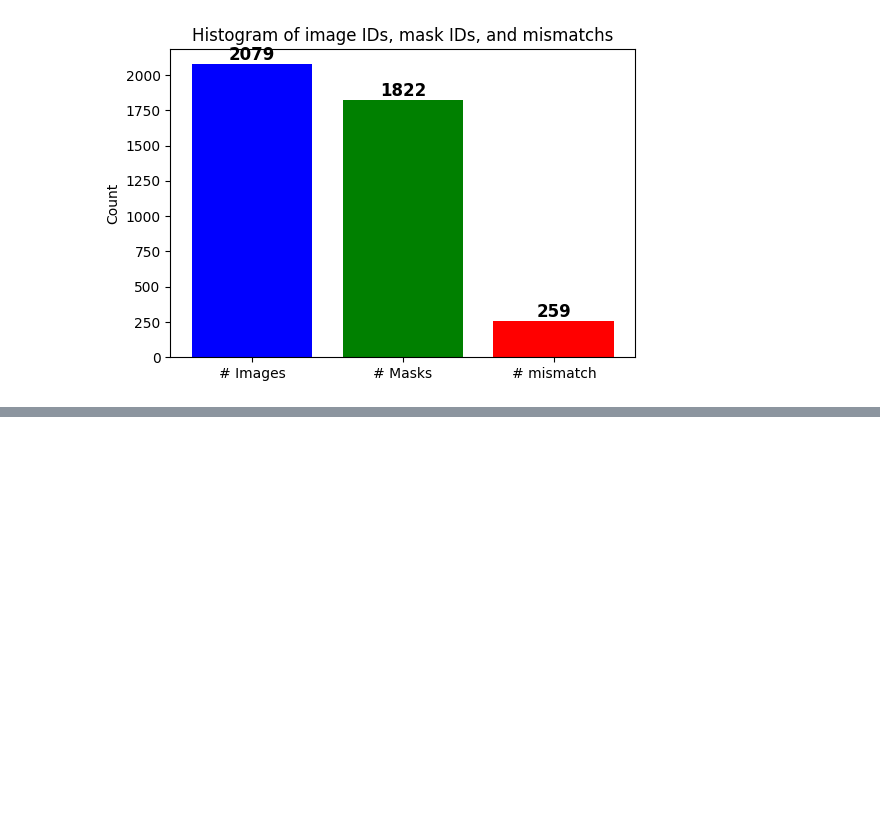
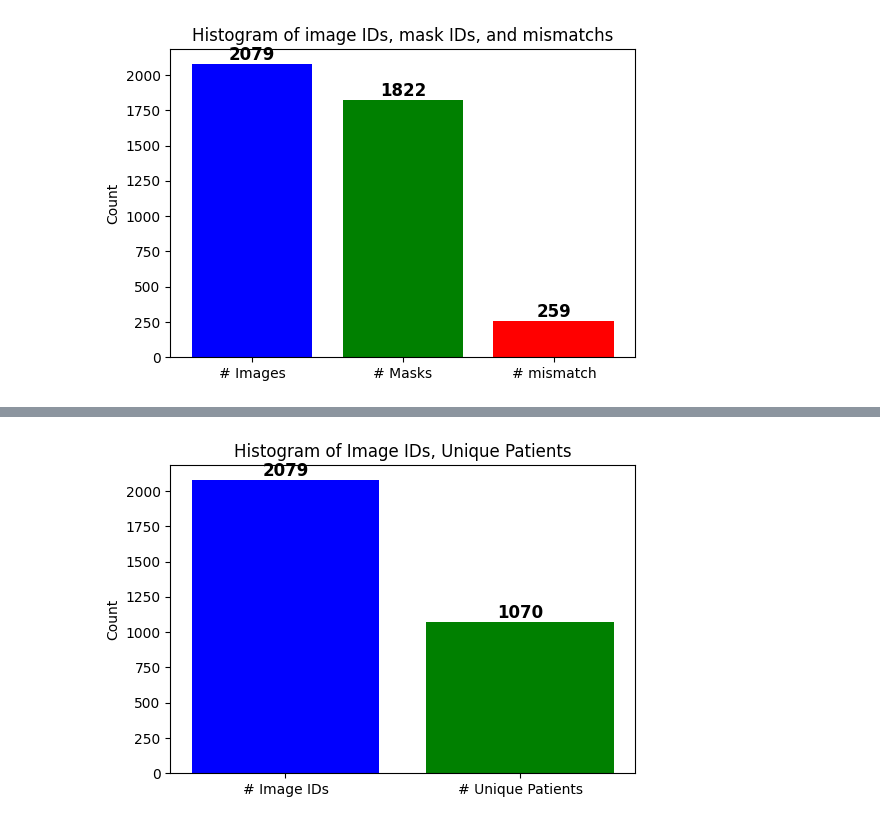
Before and after one commit to AI4SCR/ai4bmr-datasets, a Jupyter notebook: src/ai4bmr_datasets/datasets/notebooks_NSCLC/check_files.ipynb, the cells around one changed output, grey strips where cells are left out. Saved outputs shown, nothing was run; the diff lists cells and outputs as text; code cells hidden in the pictures; blank space fills up the shorter version.

Commit message:
plot img patient IDs

```diff
--- a/src/ai4bmr_datasets/datasets/notebooks_NSCLC/check_files.ipynb
+++ b/src/ai4bmr_datasets/datasets/notebooks_NSCLC/check_files.ipynb
@@ -577,3 +578,7 @@ plt.title('Histogram of image IDs, mask IDs, and mismatchs')
 plt.show()
 # %% [output]
 [figure]
+# %%
+df_metadata = pd.read_parquet('/work/FAC/FBM/DBC/mrapsoma/prometex/data/NSCLC/02_processed/metadata/patient_metadata.parquet')
+df_metadata_patients = df_metadata[['sample_ID', 'Patient_ID']]
+df_metadata_patients
@@ -579,0 +599,3 @@ plt.show()
+# %%
+merged_df = df_images_ID.merge(df_metadata_patients, left_on='img_ID', right_on='sample_ID', how='outer')
+merged_df
@@ -579,0 +627,23 @@ plt.show()
+# %%
+nb_images = merged_df['img_ID'].count()
+nb_unique_patients = merged_df['Patient_ID'].nunique() -1
+
+counts = [nb_images, nb_unique_patients]
+labels = ['# Image IDs', '# Unique Patients']
+
+plt.figure(figsize=(6, 4))
+bars = plt.bar(labels, counts, color=['blue', 'green'])
+
+# name of one patient is just ocntrol and is not actually a patient
+
+for bar in bars:
+    height = bar.get_height()
+    plt.text(bar.get_x() + bar.get_width() / 2, height, str(height),
+             ha='center', va='bottom', fontsize=12, fontweight='bold', color='black')
+
+plt.ylabel('Count')
+plt.title('Histogram of Image IDs, Unique Patients')
+
+plt.show()
+# %% [output]
+[figure, added]
```
Also changed, not shown: parts of 4 cells of this notebook, 1 other file.
